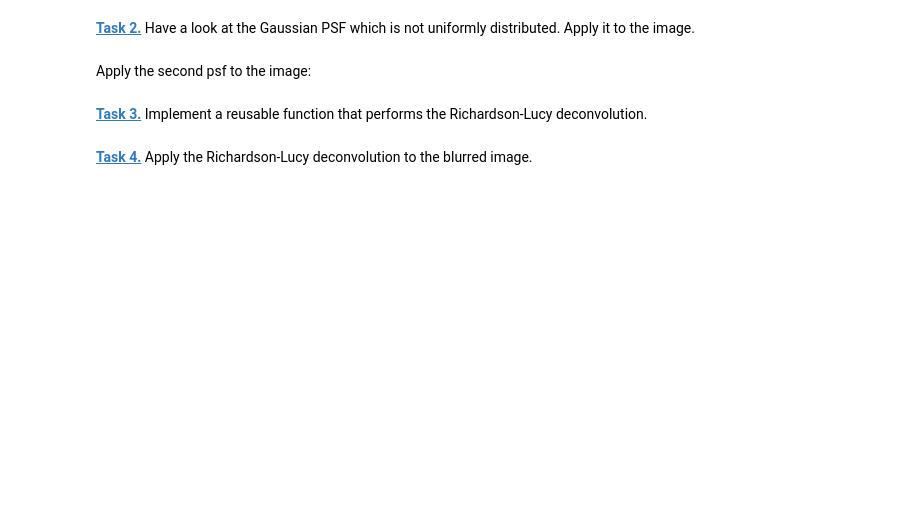
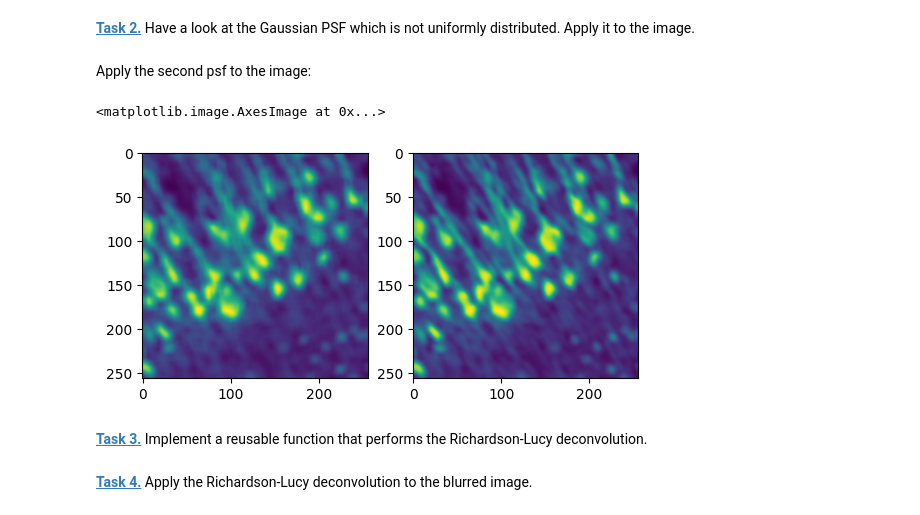
Before and after one commit to mertsoylemezova/mobifs5-python, a Jupyter notebook: deconvolution.ipynb, the cells around one changed output. Cells and saved outputs as stored; diff of their text form; code cells hidden in the pictures; blank space fills up the shorter version.

```diff
--- a/deconvolution.ipynb
+++ b/deconvolution.ipynb
@@ -30,10 +39,21 @@ def create_psf(size):
     pos[:, :, 1] = y
     rv = multi_normal([int(size / 2), (int(size / 2))], [[factor * 1., factor * 1.2], [factor * .5, factor * .7]])
     return rv.pdf(pos)
-
-plt.imshow(create_psf(psf_size), 'gray')
+psf_2 = create_psf(psf_size)
 # %% [markdown]
 Apply the second psf to the image:
+# %%
+plt.figure()
+plt.subplot(1,2,1)
+img_conv = conv (img, psf, mode='same',boundary='symm')
+plt.imshow(img_conv)
+
+plt.subplot (1,2,2)
+img_conv2 = conv (img, psf_2, mode='same',boundary='symm')
+plt.imshow (img_conv2)
+# %% [output]
+<matplotlib.image.AxesImage at 0x...>
+[figure, added]
 # %% [markdown]
 **[Task 3.]()** Implement a reusable function that performs the Richardson-Lucy deconvolution.
 # %%
```
Also changed, not shown: parts of 9 cells of this notebook.
